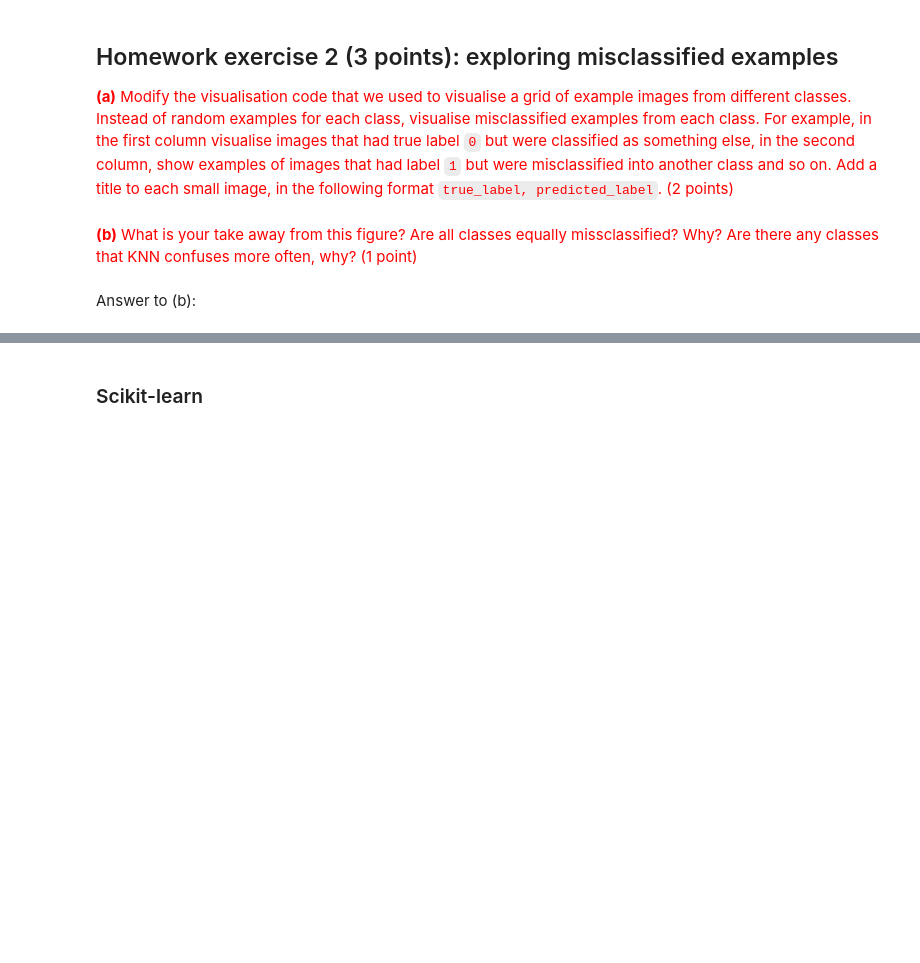
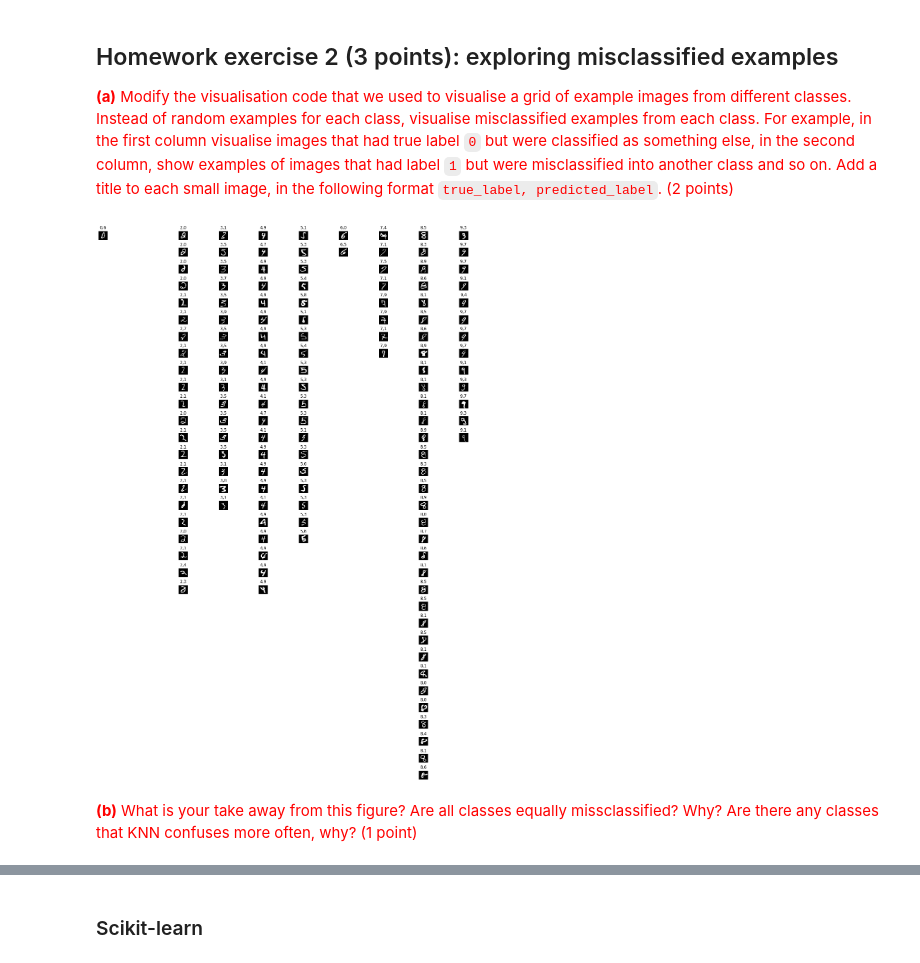
Before and after one commit to kai-wren/ML, a Jupyter notebook: Practice1_MM.ipynb, the cells around one changed output, grey strips where cells are left out. Saved outputs shown, nothing was run; the diff lists cells and outputs as text; code cells hidden in the pictures; blank space fills up the shorter version.

```diff
--- a/Practice1_MM.ipynb
+++ b/Practice1_MM.ipynb
@@ -306,18 +303,30 @@ This image with 4 was incorrectly predicted as 9
 ## Homework exercise 2 (3 points): exploring misclassified examples
 <font color='red'>**(a)** Modify the visualisation code that we used to visualise a grid of example images from different classes. Instead of random examples for each class, visualise misclassified examples from each class. For example, in the first column visualise images that had true label `0` but were classified as something else, in the second column, show examples of images that had label `1` but were misclassified into another class and so on. Add a title to each small image, in the following format `true_label, predicted_label`. (2 points)</font>
 # %%
-plt.rcParams['figure.figsize'] = (10.0, 8.0) # set default size of plots
+plt.rcParams['figure.figsize'] = (20.0, 30.0) # set default size of plots
+plt.rcParams['figure.subplot.hspace'] = 0.9 #I've to add this parameter for nice visualization
 # "Names" of classes:
 classes =  ['0', '1', '2', '3', '4', '5', '6', '7', '8', '9']
 
 num_classes = len(classes)
-samples_per_class = 7 # Number of images from each class we want to see
+samples_per_class = 40 # Number of images from each class we want to see. Also have to chage it to display all plots
 for y, cls in enumerate(classes):
     ##### YOUR CODE STARTS #####
-    ...
+    test_predicted_array = np.array(test_predicted)
+    idxs = np.flatnonzero(test_labels[missclassified] == y)
+    if len(idxs) < samples_per_class:
+        samples = len(idxs)
+    else:
+        samples = samples_per_class
+    for i, idx in enumerate(idxs):
+        plt_idx = i * num_classes + y + 1
+        title_str = str(test_labels[missclassified][idx])+ ',' + str(test_predicted_array[missclassified][idx])
+        plt.subplot(samples_per_class, num_classes, plt_idx, title=title_str )
+        plt.imshow(test_images[missclassified][idx].reshape((28, 28)), plt.get_cmap('gray'))
+        plt.axis('off')
     ##### YOUR CODE ENDS ##### (please do not delete this line)
 plt.show()
+# %% [output]
+[figure, added]
 # %% [markdown]
 <font color='red'>**(b)** What is your take away from this figure? Are all classes equally missclassified? Why? Are there any classes that KNN confuses more often, why? (1 point) </font>
-# %% [markdown]
-Answer to (b):
```
Also changed, not shown: parts of 74 cells of this notebook.
